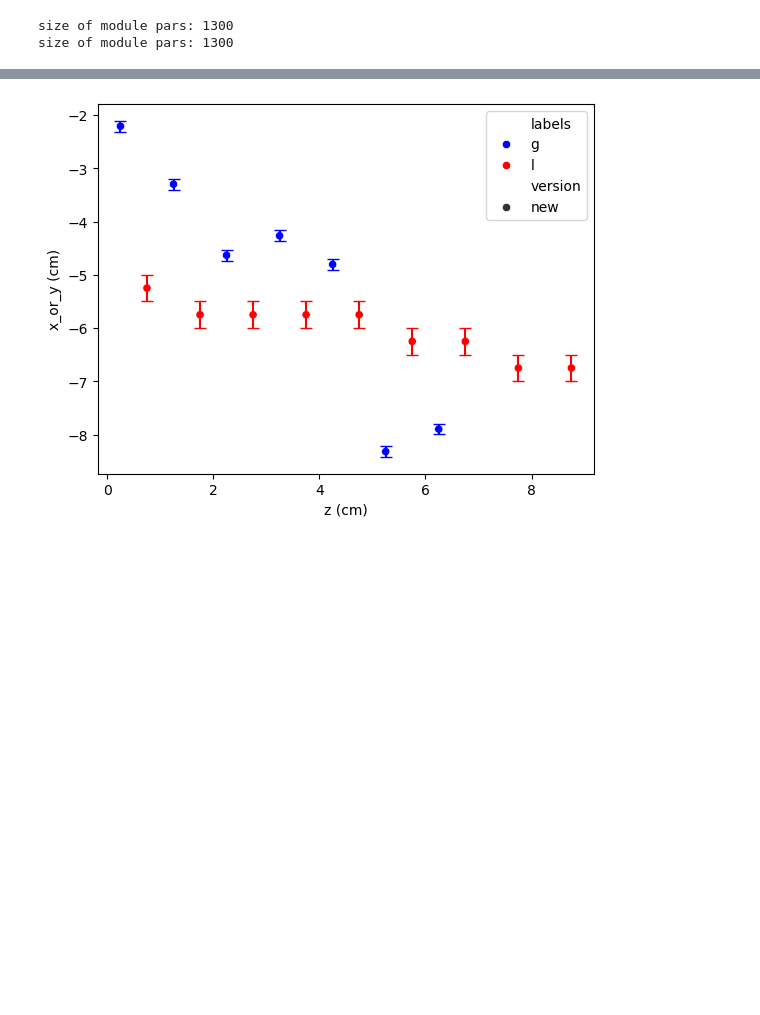
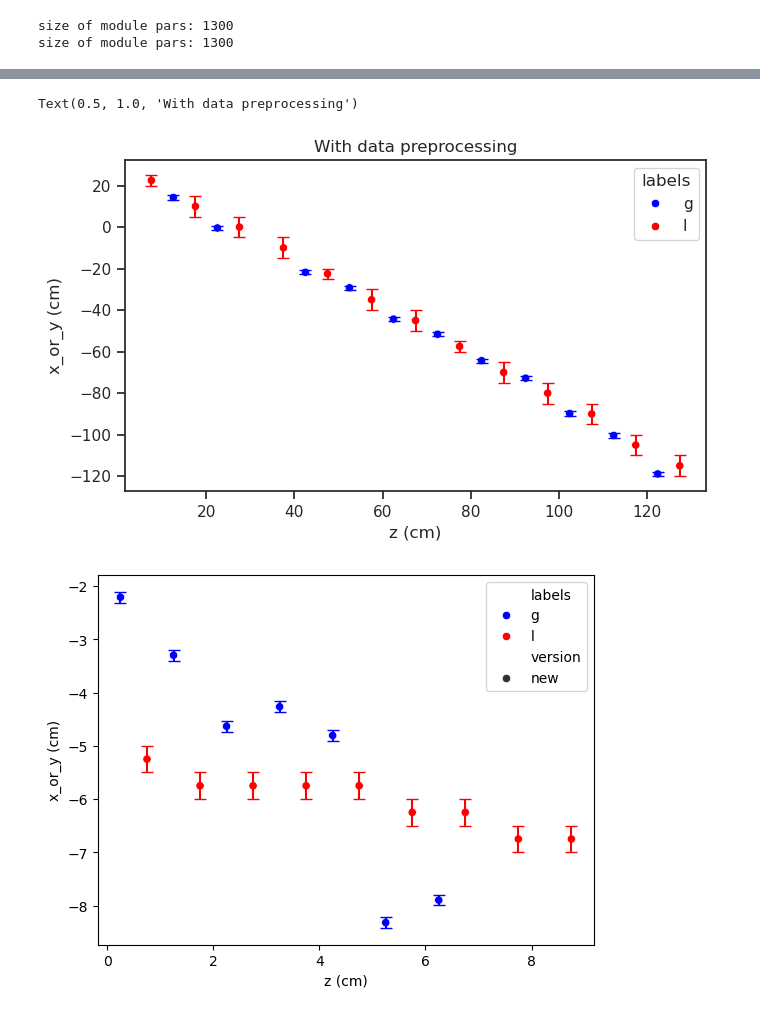
Before and after one commit to YanzhaoW/r3b_jupyter, a Jupyter notebook: calibration/milledata_checker.ipynb, the cells around one changed output, grey strips where cells are left out. Cells and saved outputs as stored; diff of their text form; code cells hidden in the pictures; blank space fills up the shorter version.

```diff
--- a/calibration/milledata_checker.ipynb
+++ b/calibration/milledata_checker.ipynb
@@ -118,3 +129,14 @@ PlotDF(dataframe_x[dataframe_x["version"] == "old"])
+# %%
+filename_filtered = "/lustre/r3b/ywang/exp202402/prebeam/millepede2/data.txt"
+dataframe_x_3, dataframe_y_3 = check_run(filename_filtered, run_number - 15, data_frame_hist)
+dataframe_x_3["factors"] *= 10
+dataframe_x_3["measures"] *= 10
+dataframe_x_3["errors"] *= 10
+ax = PlotDF(dataframe_x_3)
+ax.set_title("With data preprocessing")
+# %% [output]
+Text(0.5, 1.0, 'With data preprocessing')
+[figure, added]
 # %%
 PlotDF(dataframe_x[dataframe_x["version"] == "new"])
 # %% [output]
```
Also changed, not shown: parts of 6 cells of this notebook, 1 other file.
